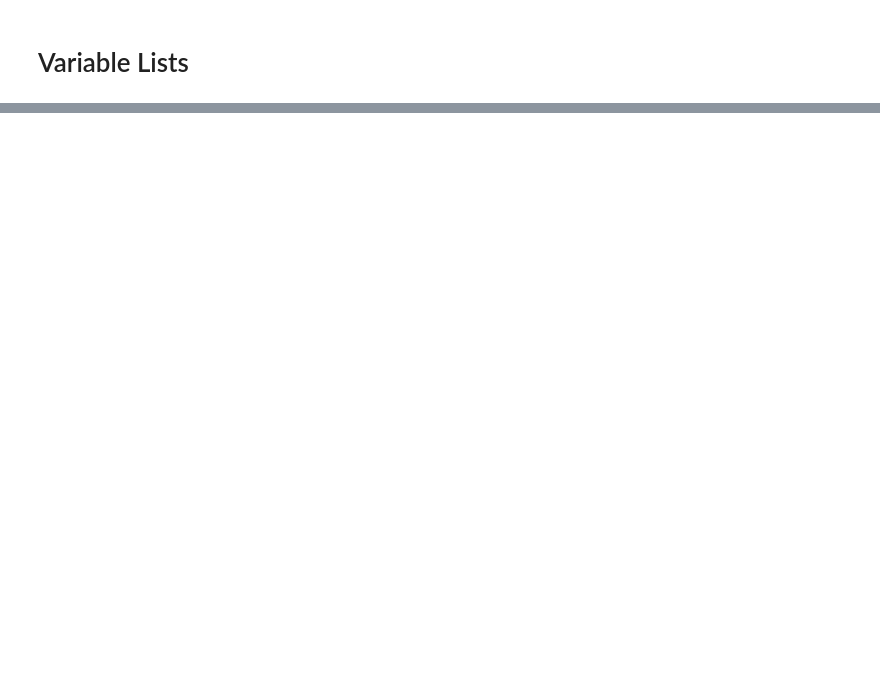
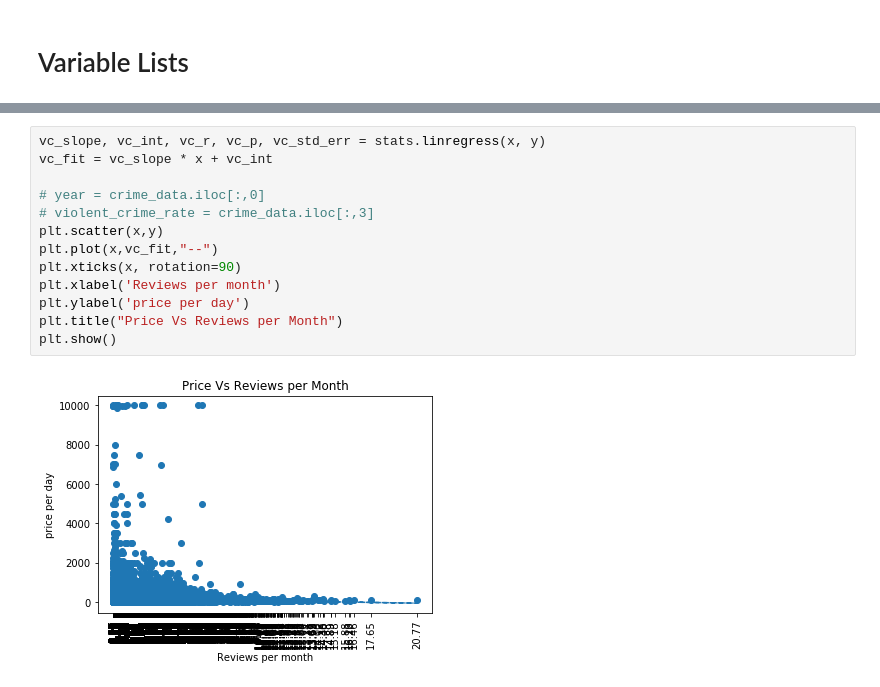
Before and after one commit to DerekTeed/project1_data, a Jupyter notebook: airbnbPy.ipynb, the cells around one changed output, grey strips where cells are left out. Drawn from its saved outputs; the diff is of its cells as text; blank space fills up the shorter version.

```diff
--- a/airbnbPy.ipynb
+++ b/airbnbPy.ipynb
@@ -78,0 +163,15 @@ NameError: name 'g_key' is not defined
+# %%
+vc_slope, vc_int, vc_r, vc_p, vc_std_err = stats.linregress(x, y)
+vc_fit = vc_slope * x + vc_int
+
+# year = crime_data.iloc[:,0]
+# violent_crime_rate = crime_data.iloc[:,3]
+plt.scatter(x,y)
+plt.plot(x,vc_fit,"--")
+plt.xticks(x, rotation=90)
+plt.xlabel('Reviews per month')
+plt.ylabel('price per day')
+plt.title("Price Vs Reviews per Month")
+plt.show()
+# %% [output]
+[figure, added]
```
Also changed, not shown: parts of 6 cells of this notebook.
